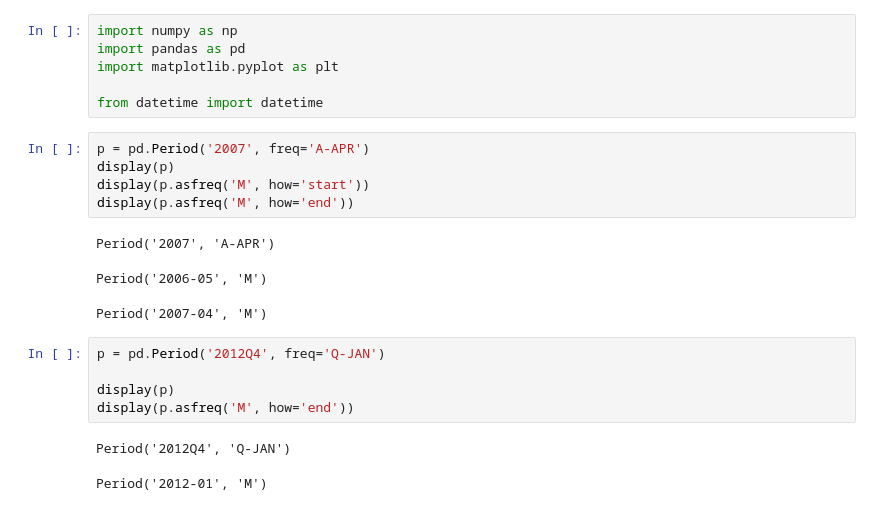
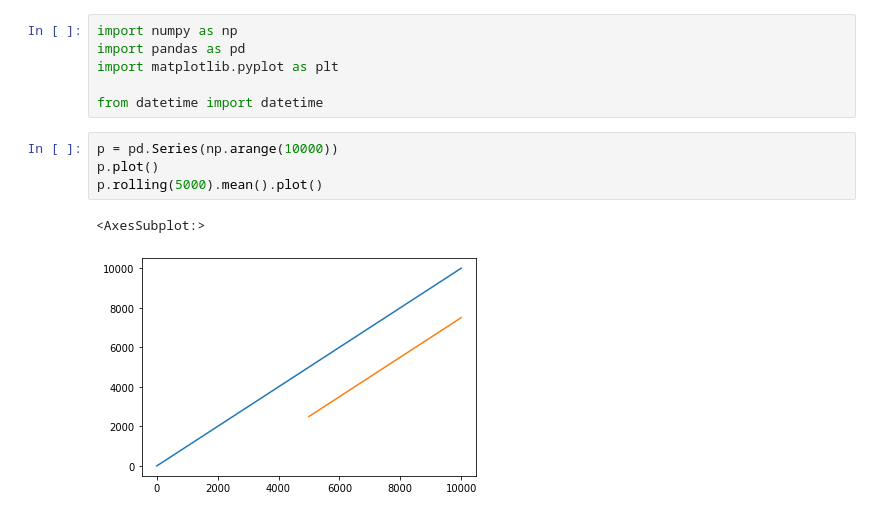
Before and after one commit to michaelbrucelin/HelloLanguage, a Jupyter notebook: Python/PlayGround/jupyter/PlayGround.ipynb, the cells around one changed output. Saved outputs shown, nothing was run; the diff lists cells and outputs as text.

```diff
--- a/Python/PlayGround/jupyter/PlayGround.ipynb
+++ b/Python/PlayGround/jupyter/PlayGround.ipynb
@@ -5,19 +5,9 @@ import matplotlib.pyplot as plt
 
 from datetime import datetime
 # %%
-p = pd.Period('2007', freq='A-APR')
-display(p)
-display(p.asfreq('M', how='start'))
-display(p.asfreq('M', how='end'))
+p = pd.Series(np.arange(10000))
+p.plot()
+p.rolling(5000).mean().plot()
 # %% [output]
-Period('2007', 'A-APR')
+<AxesSubplot:>
-Period('2006-05', 'M')
-Period('2007-04', 'M')
+[figure, added]
-# %%
-p = pd.Period('2012Q4', freq='Q-JAN')
-
-display(p)
-display(p.asfreq('M', how='end'))
-# %% [output]
-Period('2012Q4', 'Q-JAN')
-Period('2012-01', 'M')
```
Also changed, not shown: parts of 1 cell of this notebook, 3 other files.
